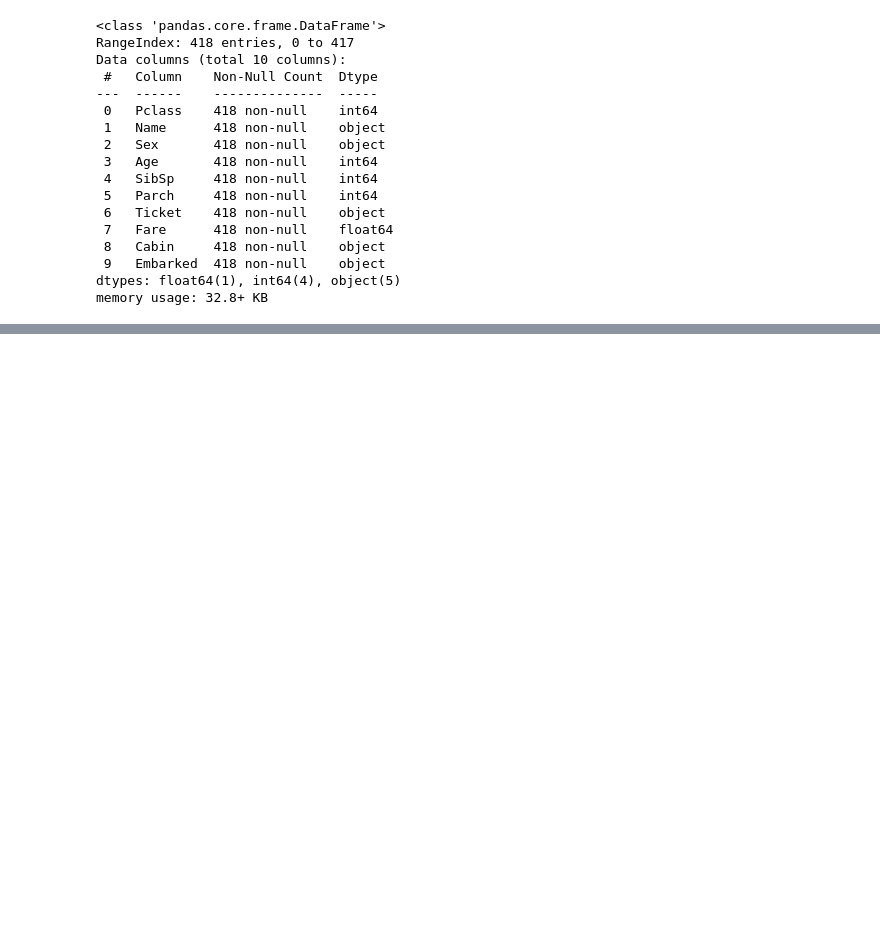
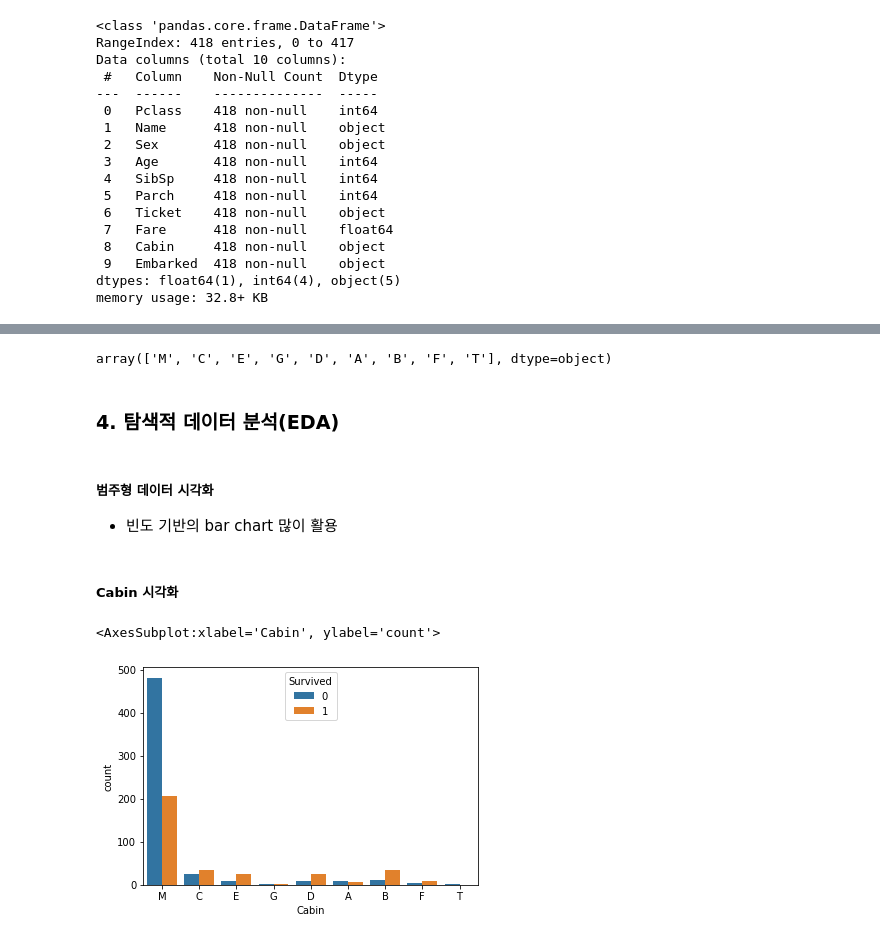
Before and after one commit to bellpe/machine-learning, a Jupyter notebook: ex04_titanic실습.ipynb, the cells around one changed output, grey strips where cells are left out. Saved outputs shown, nothing was run; the diff lists cells and outputs as text; code cells hidden in the pictures; blank space fills up the shorter version.

```diff
--- a/ex04_titanic실습.ipynb
+++ b/ex04_titanic실습.ipynb
@@ -407,0 +426,7 @@ memory usage: 32.8+ KB
+# %%
+# 구역 정보 간추리기
+train['Cabin'] = train['Cabin'].str[0]
+# %%
+train['Cabin'].unique()
+# %% [output]
+array(['M', 'C', 'E', 'G', 'D', 'A', 'B', 'F', 'T'], dtype=object)
@@ -407,0 +435,14 @@ memory usage: 32.8+ KB
+# %% [markdown]
+### 4. 탐색적 데이터 분석(EDA)
+# %% [markdown]
+##### 범주형 데이터 시각화
+- 빈도 기반의 bar chart 많이 활용
+# %% [markdown]
+##### Cabin 시각화
+# %%
+sns.countplot(data=train,
+              x='Cabin',
+              hue='Survived')
+# %% [output]
+<AxesSubplot:xlabel='Cabin', ylabel='count'>
+[figure, added]
```
Also changed, not shown: parts of 72 cells of this notebook.
